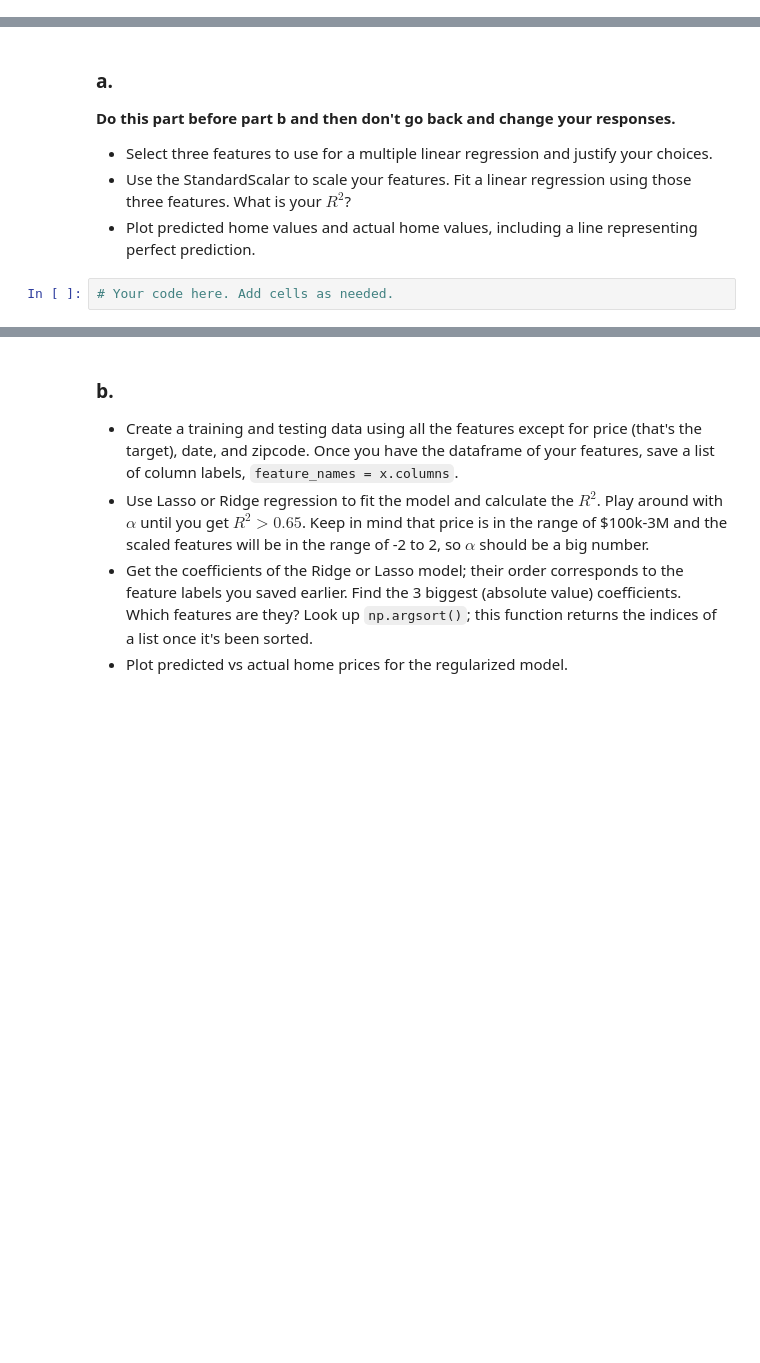
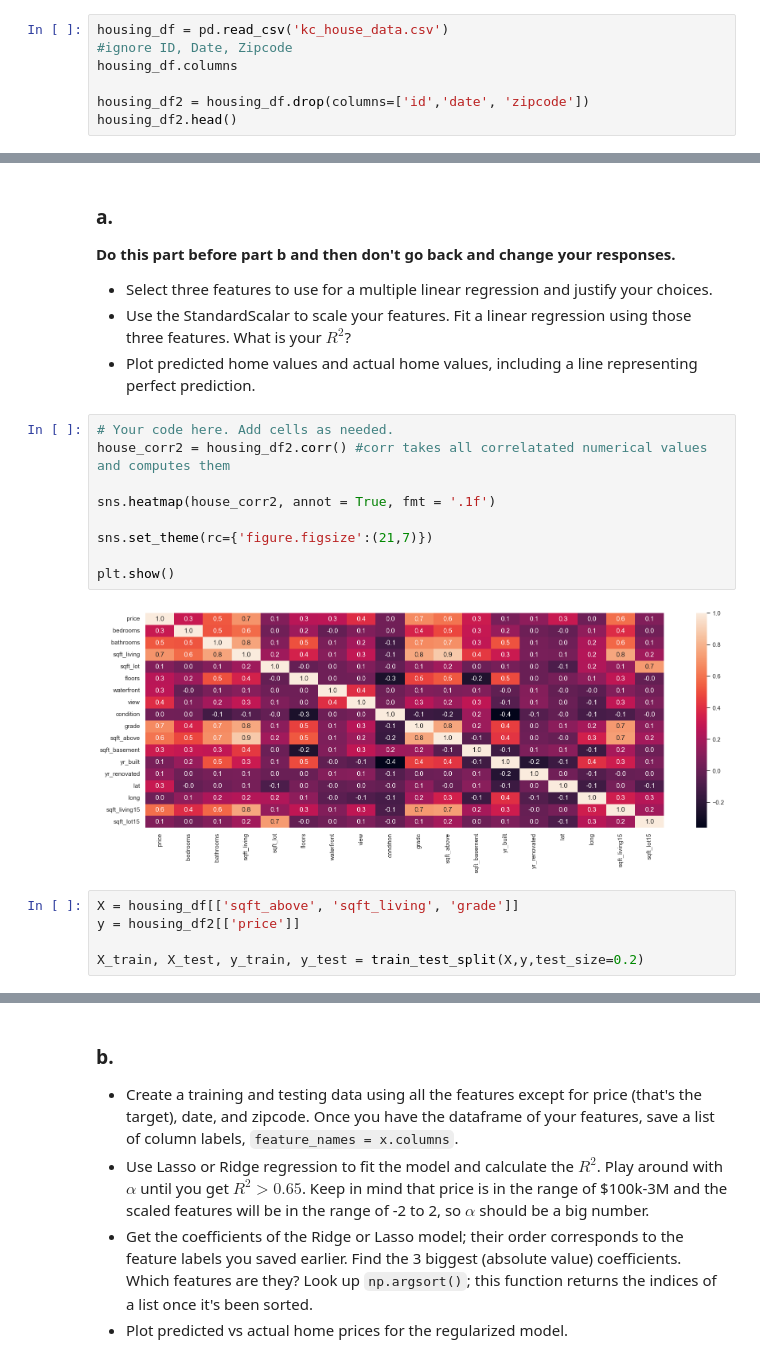
Before and after one commit to GettysburgDataScience/ps1-linear-regression-llanjo01, a Jupyter notebook: PS1.ipynb, the cells around one changed output, grey strips where cells are left out. Saved outputs shown, nothing was run; the diff lists cells and outputs as text; blank space fills up the shorter version.

```diff
--- a/PS1.ipynb
+++ b/PS1.ipynb
@@ -168,0 +236,7 @@ housing_df = pd.read_csv('kc_house_data.csv')
+# %%
+housing_df = pd.read_csv('kc_house_data.csv')
+#ignore ID, Date, Zipcode
+housing_df.columns
+
+housing_df2 = housing_df.drop(columns=['id','date', 'zipcode'])
+housing_df2.head()
@@ -174,5 +255,19 @@ housing_df = pd.read_csv('kc_house_data.csv')
 - Select three features to use for a multiple linear regression and justify your choices.
 - Use the StandardScalar to scale your features. Fit a linear regression using those three features. What is your $R^2$?
 - Plot predicted home values and actual home values, including a line representing perfect prediction.
-# %%
-# Your code here. Add cells as needed.
+# %%
+# Your code here. Add cells as needed.
+house_corr2 = housing_df2.corr() #corr takes all correlatated numerical values and computes them
+
+sns.heatmap(house_corr2, annot = True, fmt = '.1f')
+
+sns.set_theme(rc={'figure.figsize':(21,7)})
+
+plt.show()
+# %% [output]
+[figure, added]
+# %%
+X = housing_df[['sqft_above', 'sqft_living', 'grade']]
+y = housing_df2[['price']]
+
+X_train, X_test, y_train, y_test = train_test_split(X,y,test_size=0.2)
```
Also changed, not shown: parts of 20 cells of this notebook.
